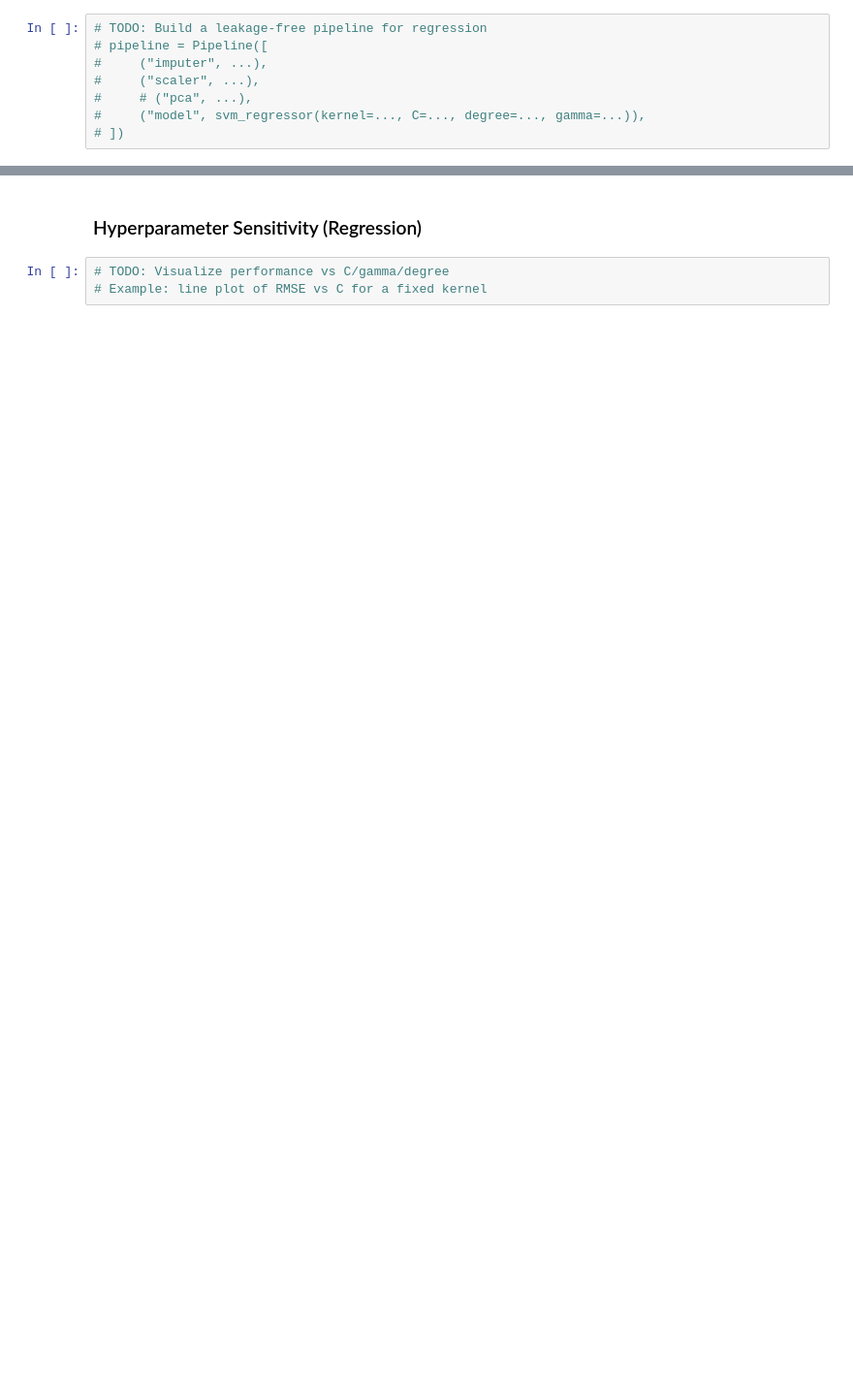
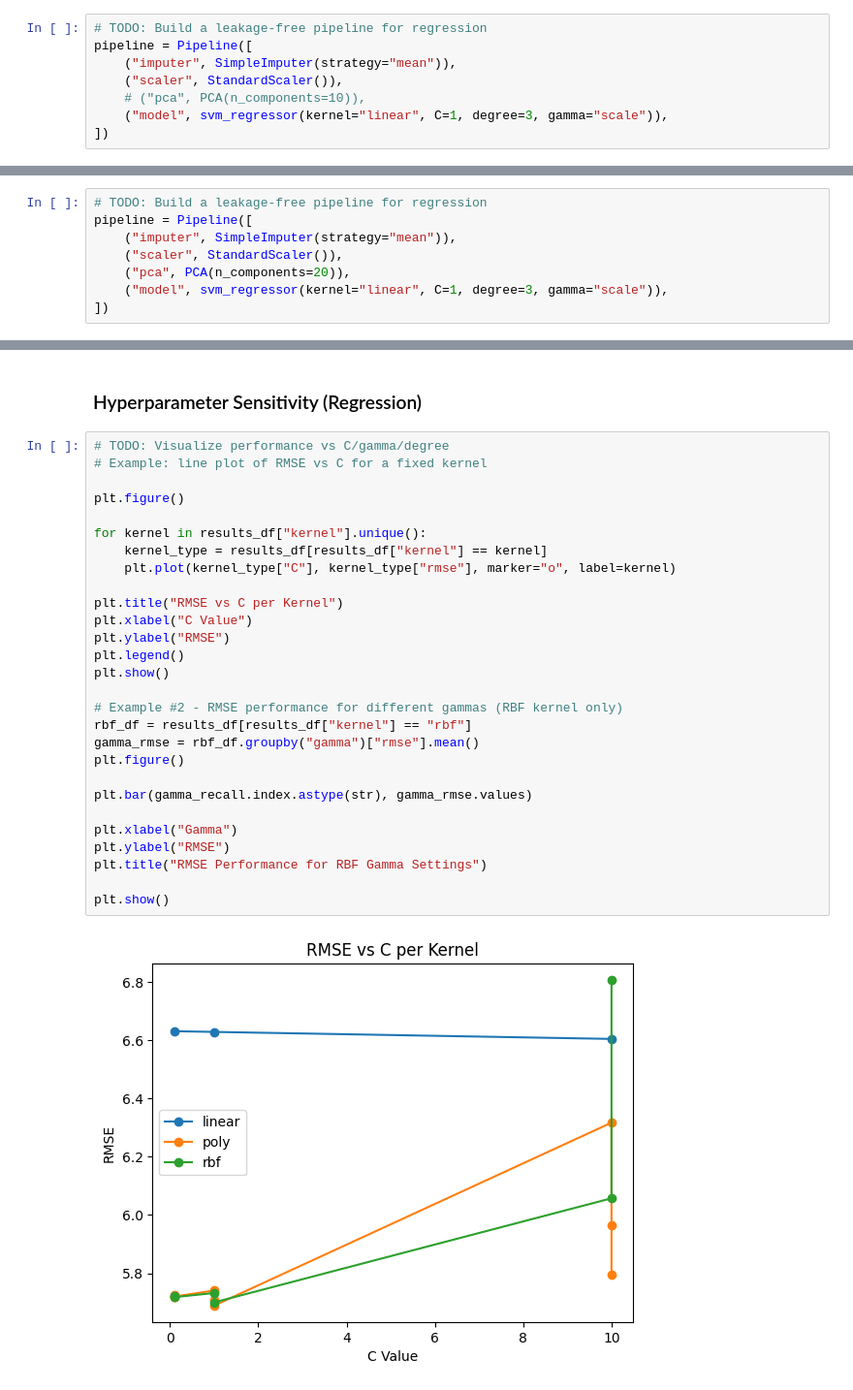
Before and after one commit to csci1851/homework-3-veronicafigueroa, a Jupyter notebook: src/playground.ipynb, the cells around one changed output, grey strips where cells are left out. Shown at 97% size. Drawn from its saved outputs; the diff is of its cells as text; blank space fills up the shorter version.

```diff
--- a/src/playground.ipynb
+++ b/src/playground.ipynb
@@ -100,11 +356,11 @@ df_aging = loader.get_aging_data(pickle_path="data/GSE139307.pkl")
 # %%
 # TODO: Build a leakage-free pipeline for regression
-# pipeline = Pipeline([
-#     ("imputer", ...),
-#     ("scaler", ...),
-#     # ("pca", ...),
-#     ("model", svm_regressor(kernel=..., C=..., degree=..., gamma=...)),
-# ])
+pipeline = Pipeline([
+    ("imputer", SimpleImputer(strategy="mean")),
+    ("scaler", StandardScaler()),
+    # ("pca", PCA(n_components=10)),
+    ("model", svm_regressor(kernel="linear", C=1, degree=3, gamma="scale")),
+])
 # %% [markdown]
 ### Kernel Experiments
 # %%
@@ -114,0 +460,8 @@ df_aging = loader.get_aging_data(pickle_path="data/GSE139307.pkl")
+# %%
+# TODO: Build a leakage-free pipeline for regression
+pipeline = Pipeline([
+    ("imputer", SimpleImputer(strategy="mean")),
+    ("scaler", StandardScaler()),
+    ("pca", PCA(n_components=20)),
+    ("model", svm_regressor(kernel="linear", C=1, degree=3, gamma="scale")),
+])
@@ -124,3 +593,30 @@ df_aging = loader.get_aging_data(pickle_path="data/GSE139307.pkl")
 # %%
 # TODO: Visualize performance vs C/gamma/degree
 # Example: line plot of RMSE vs C for a fixed kernel
+
+plt.figure()
+
+for kernel in results_df["kernel"].unique():
+    kernel_type = results_df[results_df["kernel"] == kernel]
+    plt.plot(kernel_type["C"], kernel_type["rmse"], marker="o", label=kernel)
+
+plt.title("RMSE vs C per Kernel")
+plt.xlabel("C Value")
+plt.ylabel("RMSE")
+plt.legend()
+plt.show()
+
+# Example #2 - RMSE performance for different gammas (RBF kernel only)
+rbf_df = results_df[results_df["kernel"] == "rbf"]
+gamma_rmse = rbf_df.groupby("gamma")["rmse"].mean()
+plt.figure()
+
+plt.bar(gamma_recall.index.astype(str), gamma_rmse.values)
+
+plt.xlabel("Gamma")
+plt.ylabel("RMSE")
+plt.title("RMSE Performance for RBF Gamma Settings")
+
+plt.show()
+# %% [output]
+[figure, added]
```
Also changed, not shown: parts of 14 cells of this notebook, 6 other files.
